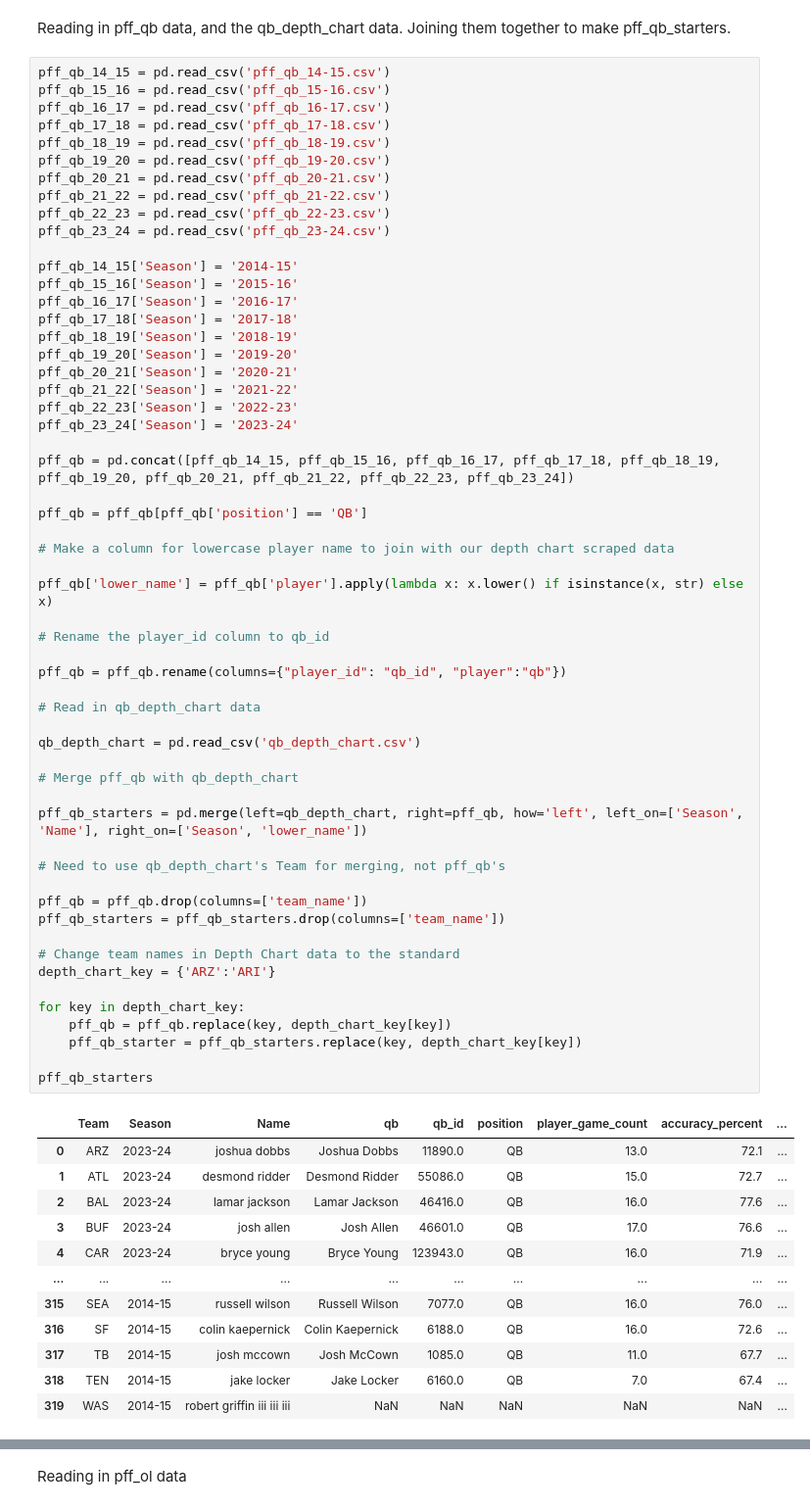
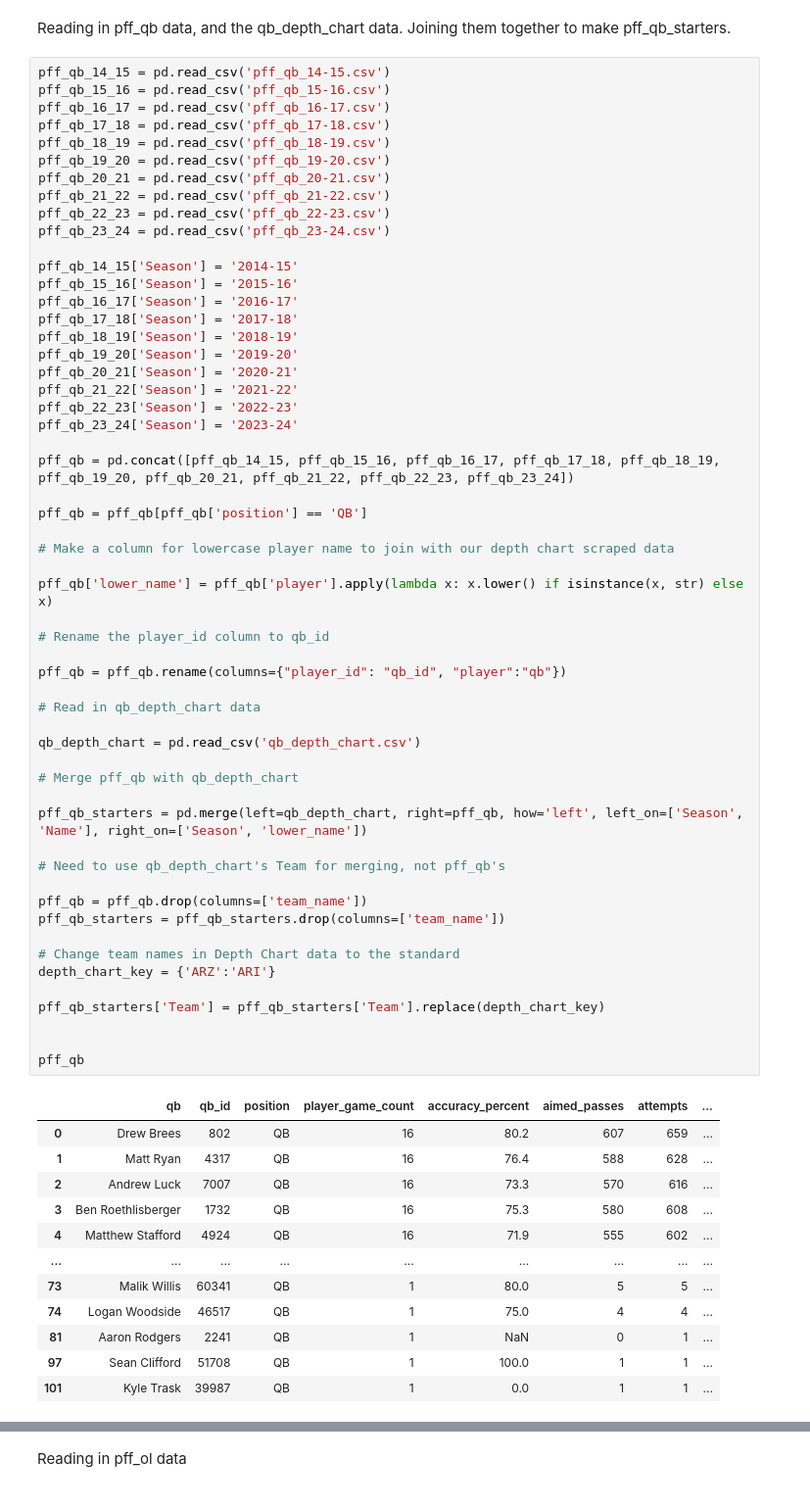
Before and after one commit to scottbwinner/NFL-Models, a Jupyter notebook: WR Model/WR Model.ipynb, the cells around one changed output, grey strips where cells are left out. Shown at 98% size. Drawn from its saved outputs; the diff is of its cells as text.

```diff
--- a/WR Model/WR Model.ipynb
+++ b/WR Model/WR Model.ipynb
@@ -320,46 +322,45 @@ pff_qb_23_24['Season'] = '2023-24'
 pff_qb = pd.concat([pff_qb_14_15, pff_qb_15_16, pff_qb_16_17, pff_qb_17_18, pff_qb_18_19, pff_qb_19_20, pff_qb_20_21, pff_qb_21_22, pff_qb_22_23, pff_qb_23_24])
 
 pff_qb = pff_qb[pff_qb['position'] == 'QB']
 
 # Make a column for lowercase player name to join with our depth chart scraped data
 
 pff_qb['lower_name'] = pff_qb['player'].apply(lambda x: x.lower() if isinstance(x, str) else x)
 
 # Rename the player_id column to qb_id
 
 pff_qb = pff_qb.rename(columns={"player_id": "qb_id", "player":"qb"})
 
 # Read in qb_depth_chart data
 
 qb_depth_chart = pd.read_csv('qb_depth_chart.csv')
 
 # Merge pff_qb with qb_depth_chart
 
 pff_qb_starters = pd.merge(left=qb_depth_chart, right=pff_qb, how='left', left_on=['Season', 'Name'], right_on=['Season', 'lower_name'])
 
 # Need to use qb_depth_chart's Team for merging, not pff_qb's
 
 pff_qb = pff_qb.drop(columns=['team_name'])
 pff_qb_starters = pff_qb_starters.drop(columns=['team_name'])
 
 # Change team names in Depth Chart data to the standard
 depth_chart_key = {'ARZ':'ARI'}
 
-for key in depth_chart_key:
-    pff_qb = pff_qb.replace(key, depth_chart_key[key])
-    pff_qb_starter = pff_qb_starters.replace(key, depth_chart_key[key])
+pff_qb_starters['Team'] = pff_qb_starters['Team'].replace(depth_chart_key)
 
-pff_qb_starters
+
+pff_qb
 # %% [output]
-|  | Team | Season | Name | qb | qb_id | position | player_game_count | accuracy_percent | ... |
-| 0 | ARZ | 2023-24 | joshua dobbs | Joshua Dobbs | 11890.0 | QB | 13.0 | 72.1 | ... |
-| 1 | ATL | 2023-24 | desmond ridder | Desmond Ridder | 55086.0 | QB | 15.0 | 72.7 | ... |
-| 2 | BAL | 2023-24 | lamar jackson | Lamar Jackson | 46416.0 | QB | 16.0 | 77.6 | ... |
-| 3 | BUF | 2023-24 | josh allen | Josh Allen | 46601.0 | QB | 17.0 | 76.6 | ... |
-| 4 | CAR | 2023-24 | bryce young | Bryce Young | 123943.0 | QB | 16.0 | 71.9 | ... |
-| ... | ... | ... | ... | ... | ... | ... | ... | ... | ... |
-| 315 | SEA | 2014-15 | russell wilson | Russell Wilson | 7077.0 | QB | 16.0 | 76.0 | ... |
-| 316 | SF | 2014-15 | colin kaepernick | Colin Kaepernick | 6188.0 | QB | 16.0 | 72.6 | ... |
-| 317 | TB | 2014-15 | josh mccown | Josh McCown | 1085.0 | QB | 11.0 | 67.7 | ... |
-| 318 | TEN | 2014-15 | jake locker | Jake Locker | 6160.0 | QB | 7.0 | 67.4 | ... |
-| 319 | WAS | 2014-15 | robert griffin iii iii iii | NaN | NaN | NaN | NaN | NaN | ... |
+|  | qb | qb_id | position | player_game_count | accuracy_percent | aimed_passes | attempts | ... |
+| 0 | Drew Brees | 802 | QB | 16 | 80.2 | 607 | 659 | ... |
+| 1 | Matt Ryan | 4317 | QB | 16 | 76.4 | 588 | 628 | ... |
+| 2 | Andrew Luck | 7007 | QB | 16 | 73.3 | 570 | 616 | ... |
+| 3 | Ben Roethlisberger | 1732 | QB | 16 | 75.3 | 580 | 608 | ... |
+| 4 | Matthew Stafford | 4924 | QB | 16 | 71.9 | 555 | 602 | ... |
+| ... | ... | ... | ... | ... | ... | ... | ... | ... |
+| 73 | Malik Willis | 60341 | QB | 1 | 80.0 | 5 | 5 | ... |
+| 74 | Logan Woodside | 46517 | QB | 1 | 75.0 | 4 | 4 | ... |
+| 81 | Aaron Rodgers | 2241 | QB | 1 | NaN | 0 | 1 | ... |
+| 97 | Sean Clifford | 51708 | QB | 1 | 100.0 | 1 | 1 | ... |
+| 101 | Kyle Trask | 39987 | QB | 1 | 0.0 | 1 | 1 | ... |
```
Also changed, not shown: parts of 16 cells of this notebook, 3 other files.
